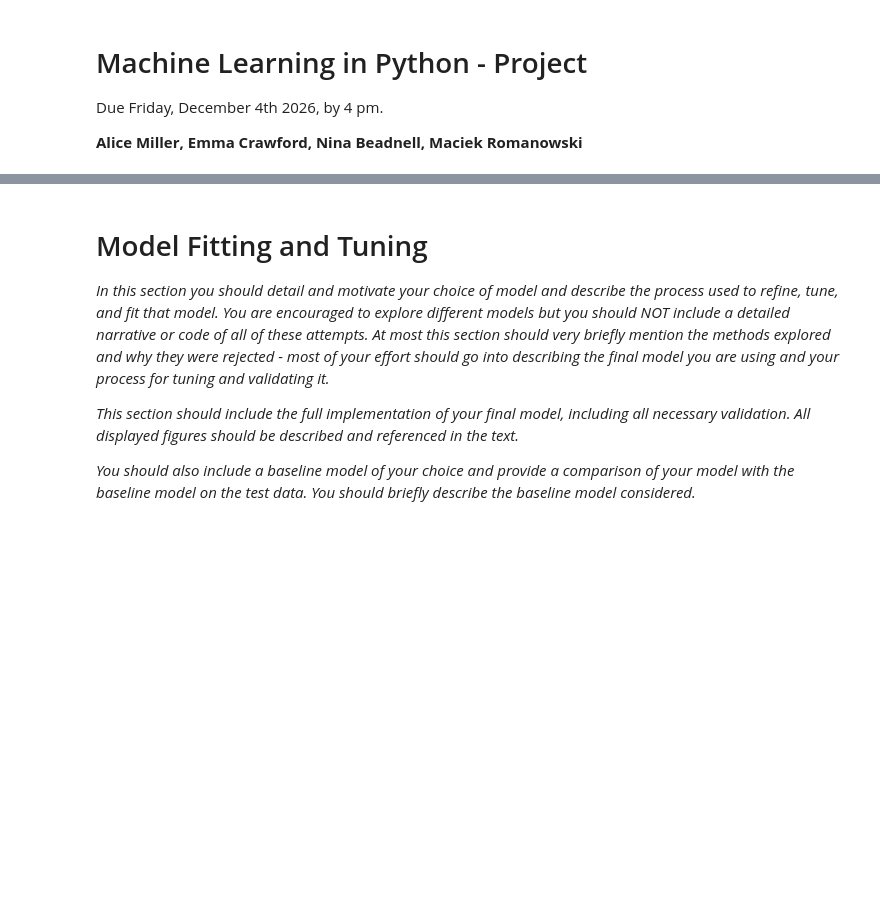
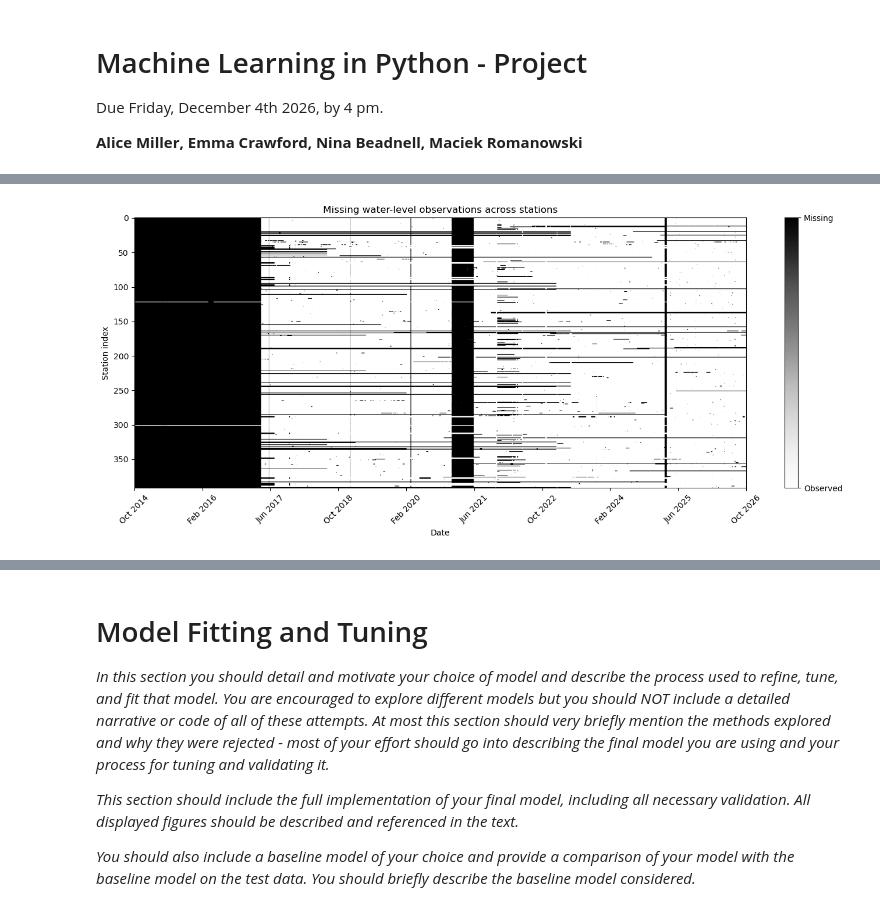
Before and after one commit to EmmaSC05/MLP-Group-Project, a Jupyter notebook: project.ipynb, the cells around one changed output, grey strips where cells are left out. Drawn from its saved outputs; the diff is of its cells as text; code cells hidden in the pictures; blank space fills up the shorter version.

```diff
--- a/project.ipynb
+++ b/project.ipynb
@@ -46,3 +55,60 @@ df_avg.head()
 *Additionally, this section should also motivate and describe any preprocessing / feature engineering of the data. Pipelines should be used, and feature engineering steps that are performed as part of an sklearn pipeline should be implemented in the following section.*
 
 *All code and figures should be accompanied by text that provides an overview / context to what is being done or presented.*
+# %%
+# Investigating the missing observations across different stations
+
+# Select date columns
+date_cols = df_avg.columns[3:]
+
+data = df_avg[date_cols].apply(pd.to_numeric, errors="coerce")  # Make sure that the data has numerical values or NaN for missing values
+
+# Convert columns to dates
+data.columns = pd.to_datetime(date_cols, dayfirst=True)
+
+# Sort chronologically and insert missing dates
+data = data.sort_index(axis=1)
+
+all_dates = pd.date_range(
+    start=data.columns.min(),
+    end=data.columns.max(),
+    freq="D"
+)
+
+# If the date does NOT exist pandas creates a new column filled with NaN
+data = data.reindex(columns=all_dates)
+
+# Missing-data matrix: 1 = missing, 0 = observed
+missing = data.isna().astype(int)
+
+# Plot a heatmap
+fig, ax = plt.subplots(figsize=(14, 6))
+
+im = ax.imshow(
+    missing,
+    aspect="auto",
+    cmap="Greys"
+)
+
+# Date labels
+ticks = np.linspace(0, len(all_dates) - 1, 10, dtype=int)
+
+ax.set_xticks(ticks)
+ax.set_xticklabels(
+    all_dates[ticks].strftime("%b %Y"),
+    rotation=45
+)
+
+ax.set_xlabel("Date")
+ax.set_ylabel("Station index")
+ax.set_title("Missing water-level observations across stations")
+
+# Colourbar
+cbar = plt.colorbar(im, ax=ax)
+cbar.set_ticks([0, 1])
+cbar.set_ticklabels(["Observed", "Missing"])
+
+plt.tight_layout()
+plt.show()
+# %% [output]
+[figure, added]
```
Also changed, not shown: parts of 7 cells of this notebook.
